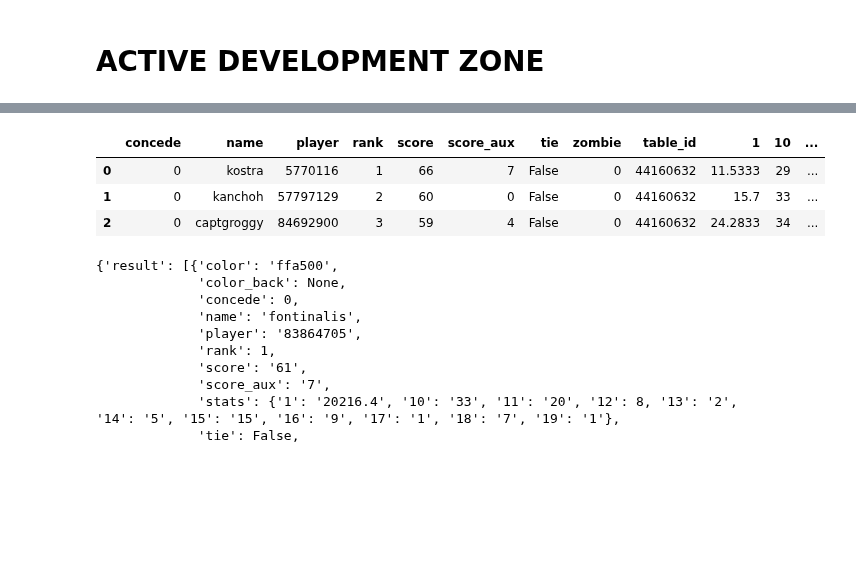
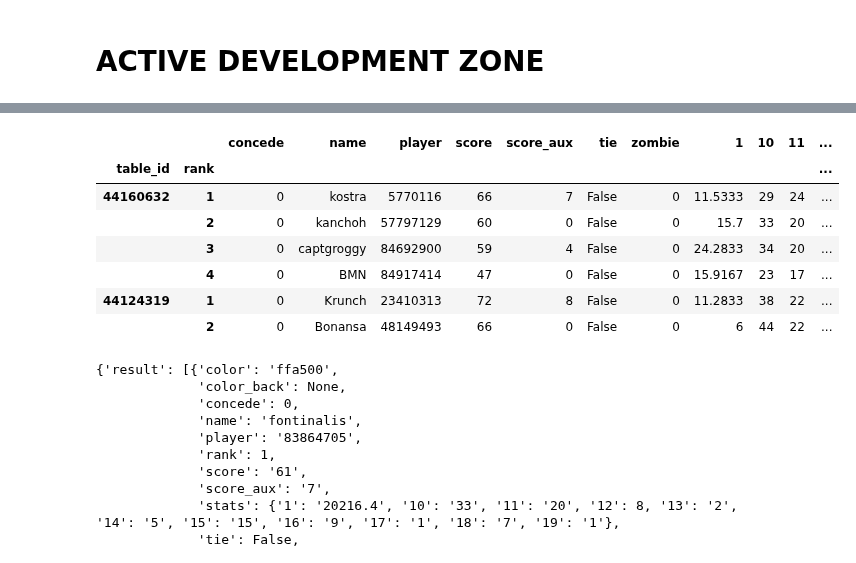
Before and after one commit to xiwix/binder, a Jupyter notebook: bga.puertorico.analyze.ipynb, the cells around one changed output, grey strips where cells are left out. Cells and saved outputs as stored; diff of their text form; code cells hidden in the pictures; blank space fills up the shorter version.

```diff
--- a/bga.puertorico.analyze.ipynb
+++ b/bga.puertorico.analyze.ipynb
@@ -230,12 +231,16 @@ df_table.head(3)
 # %%
 df_player = json_normalize(data=stats, record_path=['result'], meta='table_id')
-df_player = pd.concat([df_player.drop(columns=['stats', 'color', 'color_back']), pd.DataFrame(df_player['stats'].tolist())], axis=1)
-df_player.head(3)
+df_player = pd.concat([df_player.drop(columns=['stats', 'color', 'color_back']), pd.DataFrame(df_player['stats'].tolist())], axis=1).set_index(['table_id', 'rank'])
+df_player.head(6)
 # %% [output]
-|  | concede | name | player | rank | score | score_aux | tie | zombie | table_id | 1 | 10 | ... |
-| 0 | 0 | kostra | 5770116 | 1 | 66 | 7 | False | 0 | 44160632 | 11.5333 | 29 | ... |
-| 1 | 0 | kanchoh | 57797129 | 2 | 60 | 0 | False | 0 | 44160632 | 15.7 | 33 | ... |
-| 2 | 0 | captgroggy | 84692900 | 3 | 59 | 4 | False | 0 | 44160632 | 24.2833 | 34 | ... |
+|  |  | concede | name | player | score | score_aux | tie | zombie | 1 | 10 | 11 | ... |
+| table_id | rank |  |  |  |  |  |  |  |  |  |  | ... |
+| 44160632 | 1 | 0 | kostra | 5770116 | 66 | 7 | False | 0 | 11.5333 | 29 | 24 | ... |
+|  | 2 | 0 | kanchoh | 57797129 | 60 | 0 | False | 0 | 15.7 | 33 | 20 | ... |
+|  | 3 | 0 | captgroggy | 84692900 | 59 | 4 | False | 0 | 24.2833 | 34 | 20 | ... |
+|  | 4 | 0 | BMN | 84917414 | 47 | 0 | False | 0 | 15.9167 | 23 | 17 | ... |
+| 44124319 | 1 | 0 | Krunch | 23410313 | 72 | 8 | False | 0 | 11.2833 | 38 | 22 | ... |
+|  | 2 | 0 | Bonansa | 48149493 | 66 | 0 | False | 0 | 6 | 44 | 22 | ... |
 # %%
 game_log = datas[1]['log']['data']['data']['data']
 res = game_log[-1]['data'][-2]['args']['args']
```
Also changed, not shown: parts of 1 cell of this notebook.
